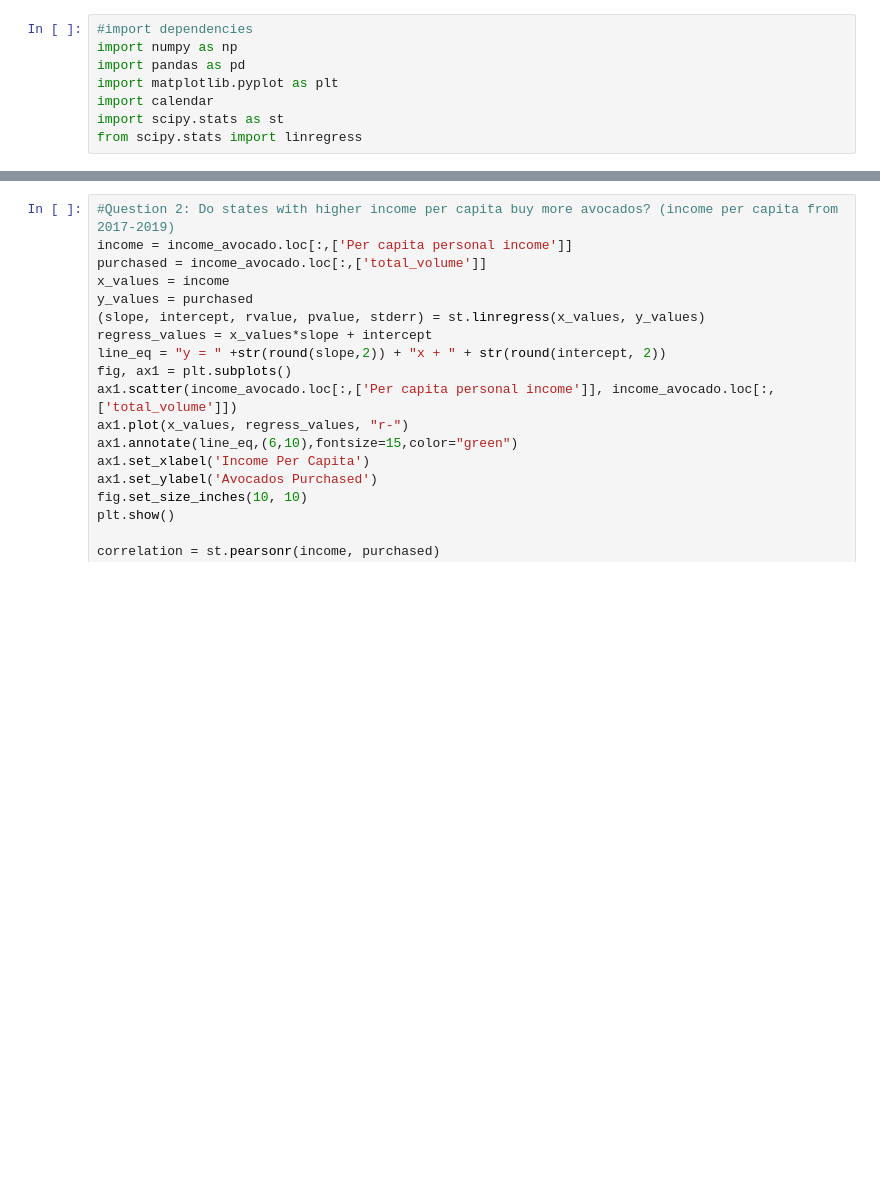
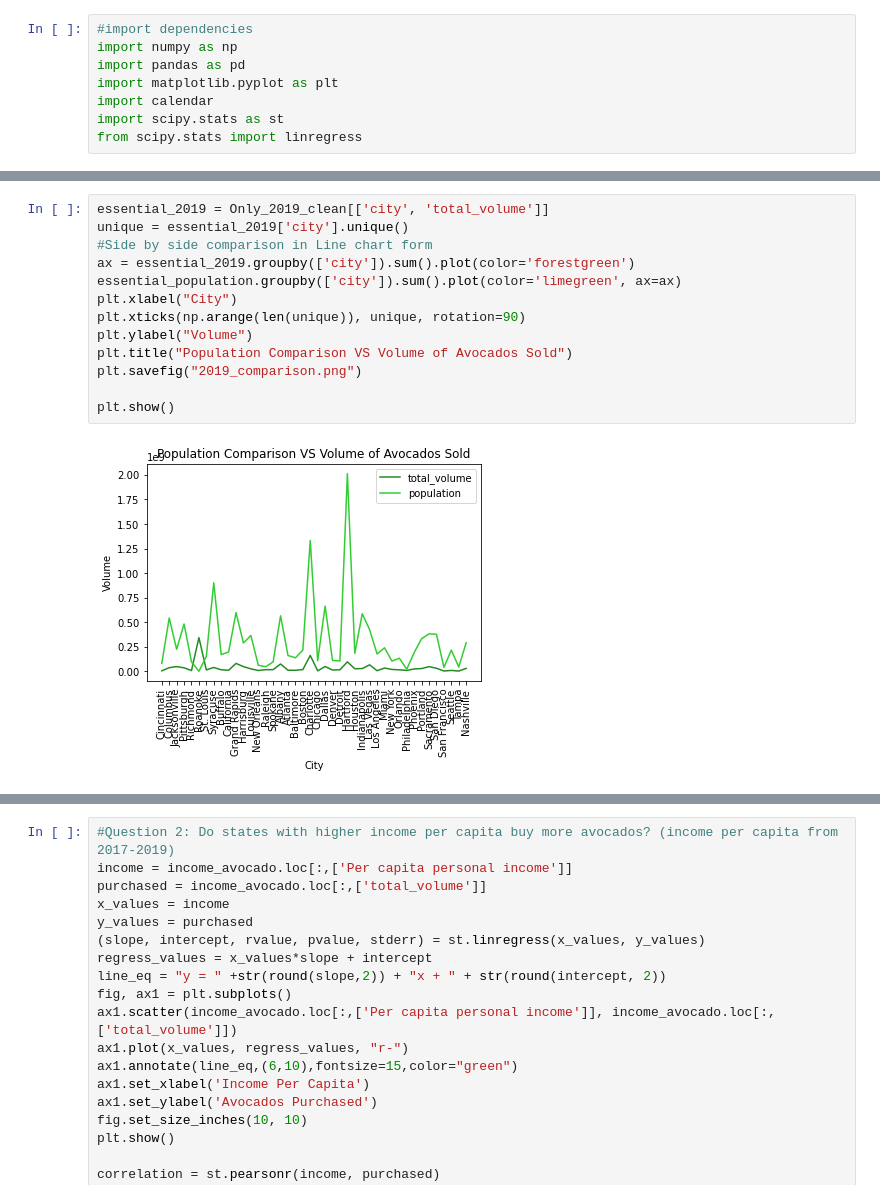
Before and after one commit to efennie/project_one, a Jupyter notebook: main.ipynb, the cells around one changed output, grey strips where cells are left out. Drawn from its saved outputs; the diff is of its cells as text; blank space fills up the shorter version.

```diff
--- a/main.ipynb
+++ b/main.ipynb
@@ -137,0 +291,15 @@ grouped_year_city
+# %%
+essential_2019 = Only_2019_clean[['city', 'total_volume']]
+unique = essential_2019['city'].unique()
+#Side by side comparison in Line chart form
+ax = essential_2019.groupby(['city']).sum().plot(color='forestgreen')
+essential_population.groupby(['city']).sum().plot(color='limegreen', ax=ax)
+plt.xlabel("City")
+plt.xticks(np.arange(len(unique)), unique, rotation=90)
+plt.ylabel("Volume")
+plt.title("Population Comparison VS Volume of Avocados Sold")
+plt.savefig("2019_comparison.png")
+
+plt.show()
+# %% [output]
+[figure, added]
```
Also changed, not shown: parts of 23 cells of this notebook.
